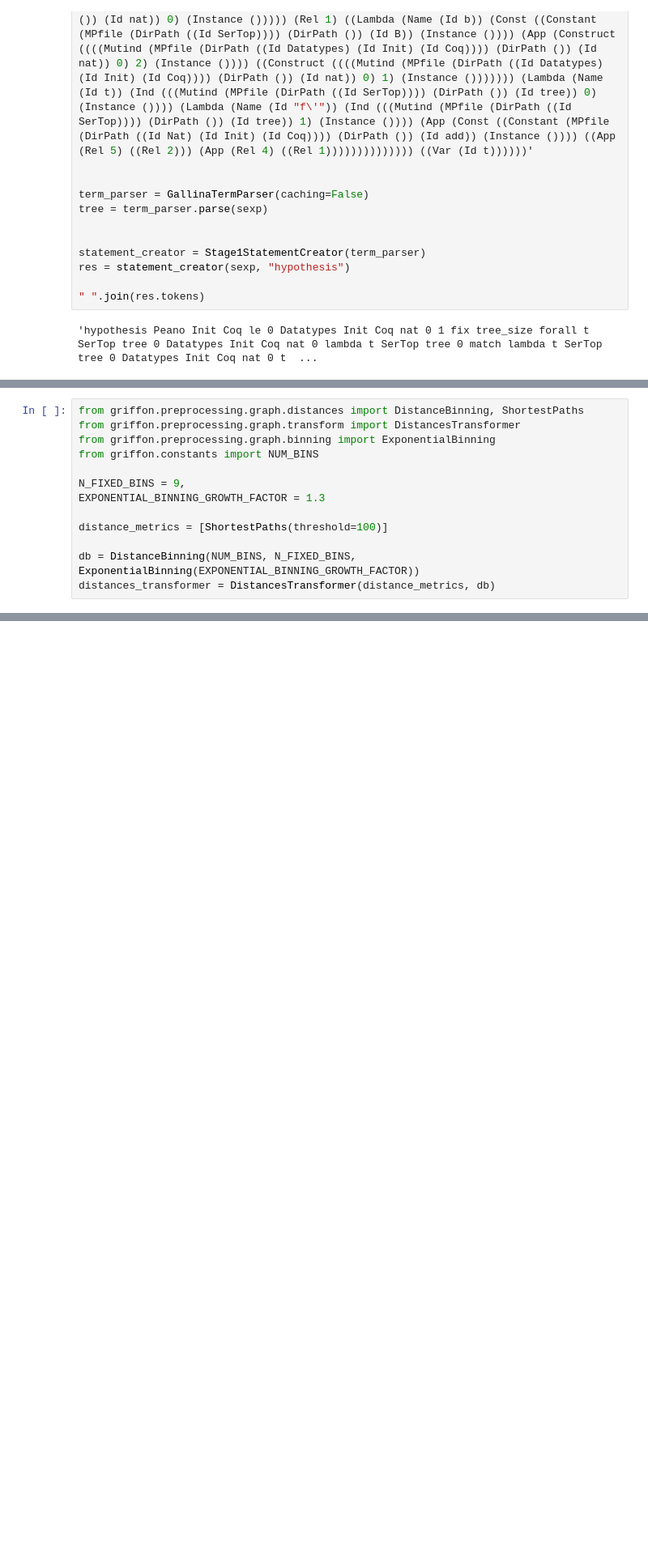
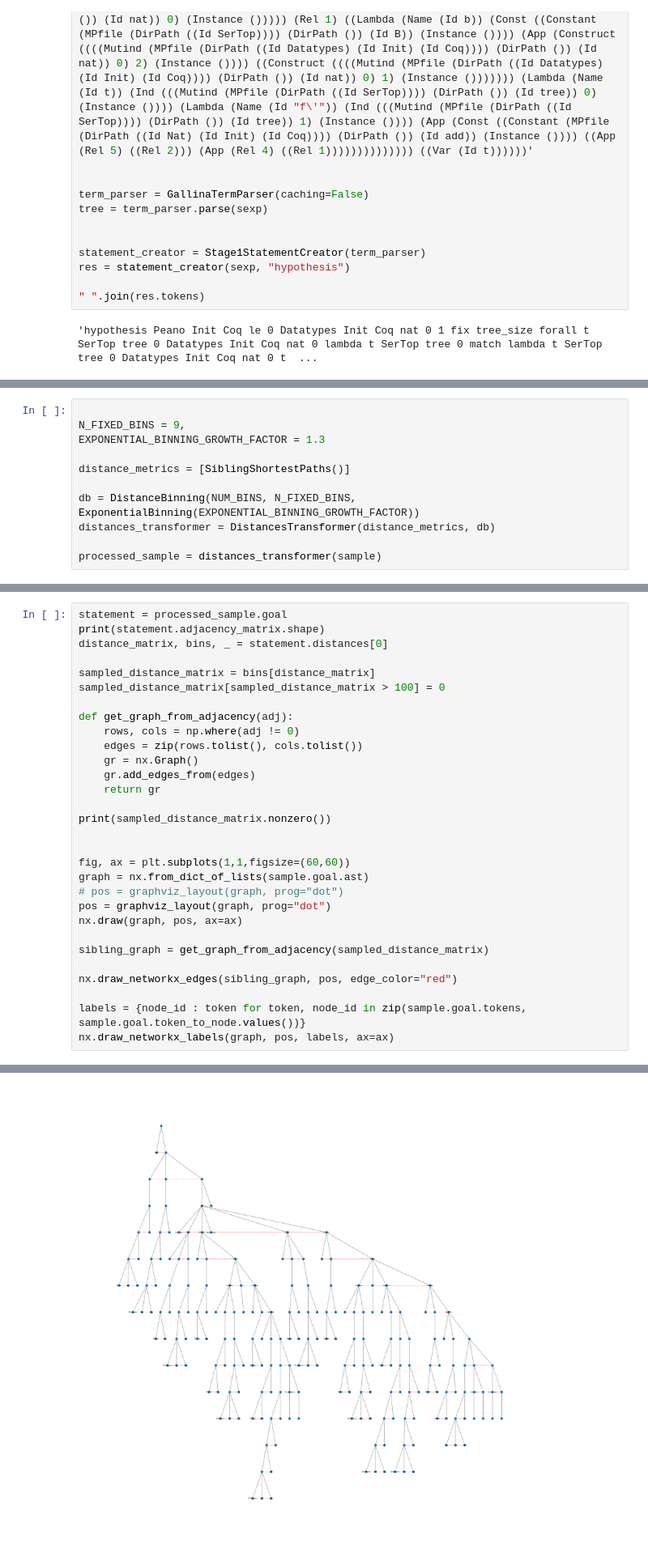
Before and after one commit to axelmarmet/griffon, a Jupyter notebook: Griffon/notebooks/Untitled.ipynb, the cells around one changed output, grey strips where cells are left out. Shown at 81% size. Drawn from its saved outputs; the diff is of its cells as text; blank space fills up the shorter version.

```diff
--- a/Griffon/notebooks/Untitled.ipynb
+++ b/Griffon/notebooks/Untitled.ipynb
@@ -59,13 +125,11 @@ Stage1Statement(name='goal', tokens=('goal', 'Peano', 'Init', 'Coq', 'lt', 'Nat'
 # %%
-from griffon.preprocessing.graph.distances import DistanceBinning, ShortestPaths
-from griffon.preprocessing.graph.transform import DistancesTransformer
-from griffon.preprocessing.graph.binning import ExponentialBinning
-from griffon.constants import NUM_BINS
 
 N_FIXED_BINS = 9,
 EXPONENTIAL_BINNING_GROWTH_FACTOR = 1.3
 
-distance_metrics = [ShortestPaths(threshold=100)]
+distance_metrics = [SiblingShortestPaths()]
 
 db = DistanceBinning(NUM_BINS, N_FIXED_BINS, ExponentialBinning(EXPONENTIAL_BINNING_GROWTH_FACTOR))
 distances_transformer = DistancesTransformer(distance_metrics, db)
+
+processed_sample = distances_transformer(sample)
@@ -73,0 +136,31 @@ distances_transformer = DistancesTransformer(distance_metrics, db)
+# %%
+statement = processed_sample.goal
+print(statement.adjacency_matrix.shape)
+distance_matrix, bins, _ = statement.distances[0]
+
+sampled_distance_matrix = bins[distance_matrix]
+sampled_distance_matrix[sampled_distance_matrix > 100] = 0
+
+def get_graph_from_adjacency(adj):
+    rows, cols = np.where(adj != 0)
+    edges = zip(rows.tolist(), cols.tolist())
+    gr = nx.Graph()
+    gr.add_edges_from(edges)
+    return gr
+
+print(sampled_distance_matrix.nonzero())
+
+
+fig, ax = plt.subplots(1,1,figsize=(60,60))
+graph = nx.from_dict_of_lists(sample.goal.ast)
+# pos = graphviz_layout(graph, prog="dot")
+pos = graphviz_layout(graph, prog="dot")
+nx.draw(graph, pos, ax=ax)
+
+sibling_graph = get_graph_from_adjacency(sampled_distance_matrix)
+
+nx.draw_networkx_edges(sibling_graph, pos, edge_color="red")
+
+labels = {node_id : token for token, node_id in zip(sample.goal.tokens, sample.goal.token_to_node.values())}
+nx.draw_networkx_labels(graph, pos, labels, ax=ax)
+# %% [output]
@@ -73,0 +201 @@ distances_transformer = DistancesTransformer(distance_metrics, db)
+[figure, added]
```
Also changed, not shown: parts of 11 cells of this notebook, 18 other files.
